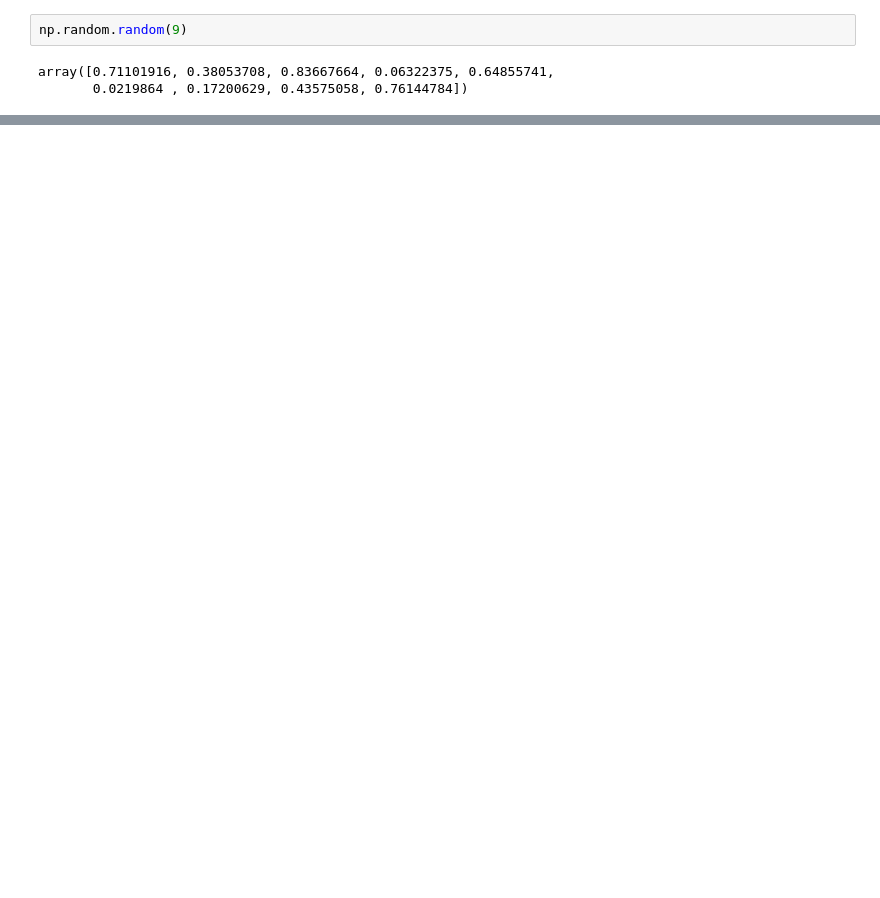
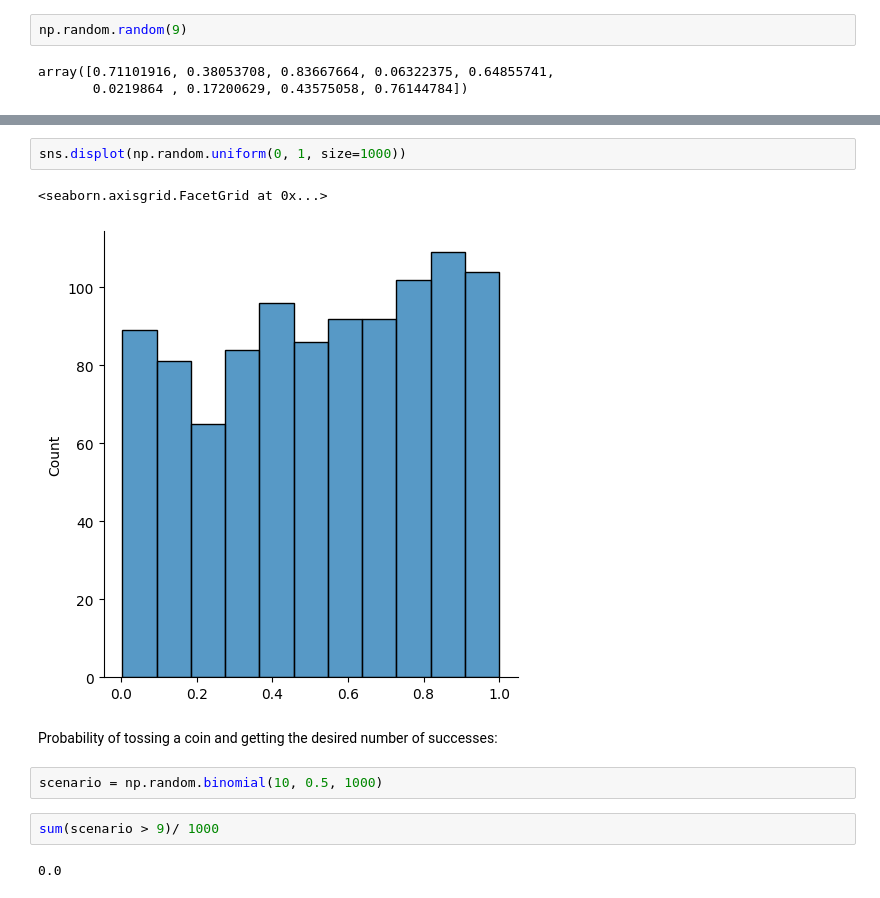
Before and after one commit to pepebonet/Introduction_Python, a Jupyter notebook: scripts/Introduction_to_Numpy.ipynb, the cells around one changed output, grey strips where cells are left out. Saved outputs shown, nothing was run; the diff lists cells and outputs as text; blank space fills up the shorter version.

```diff
--- a/scripts/Introduction_to_Numpy.ipynb
+++ b/scripts/Introduction_to_Numpy.ipynb
@@ -57,0 +79,13 @@ array([[1., 1.],
+# %%
+sns.displot(np.random.uniform(0, 1, size=1000))
+# %% [output]
+<seaborn.axisgrid.FacetGrid at 0x...>
+[figure, added]
+# %% [markdown]
+Probability of tossing a coin and getting the desired number of successes:
+# %%
+scenario = np.random.binomial(10, 0.5, 1000)
+# %%
+sum(scenario > 9)/ 1000
+# %% [output]
+0.0
```
Also changed, not shown: parts of 12 cells of this notebook.
